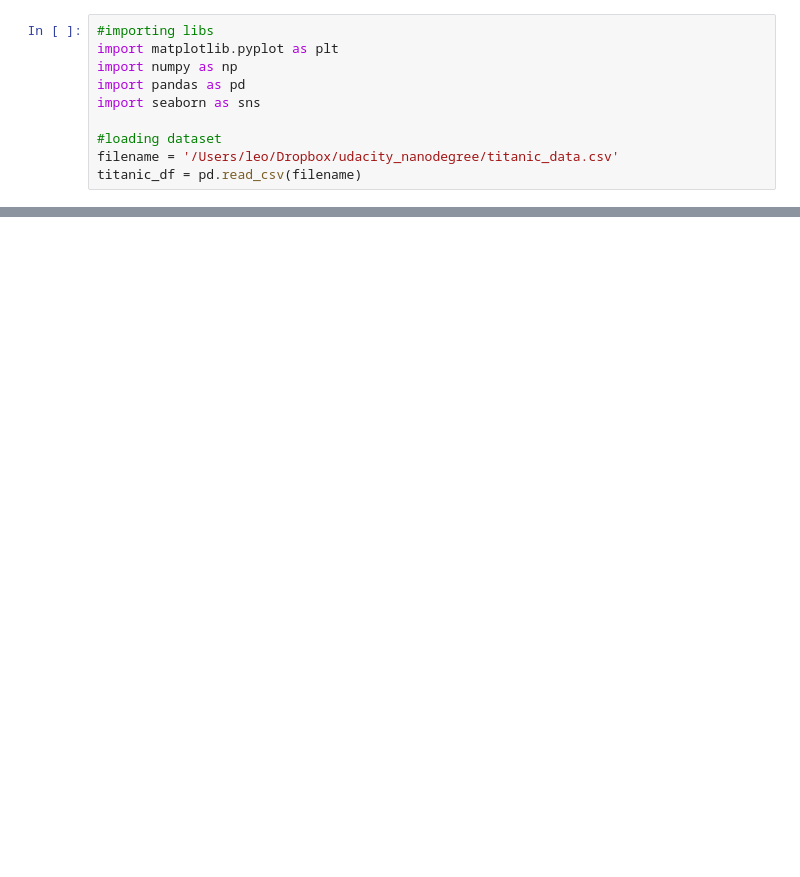
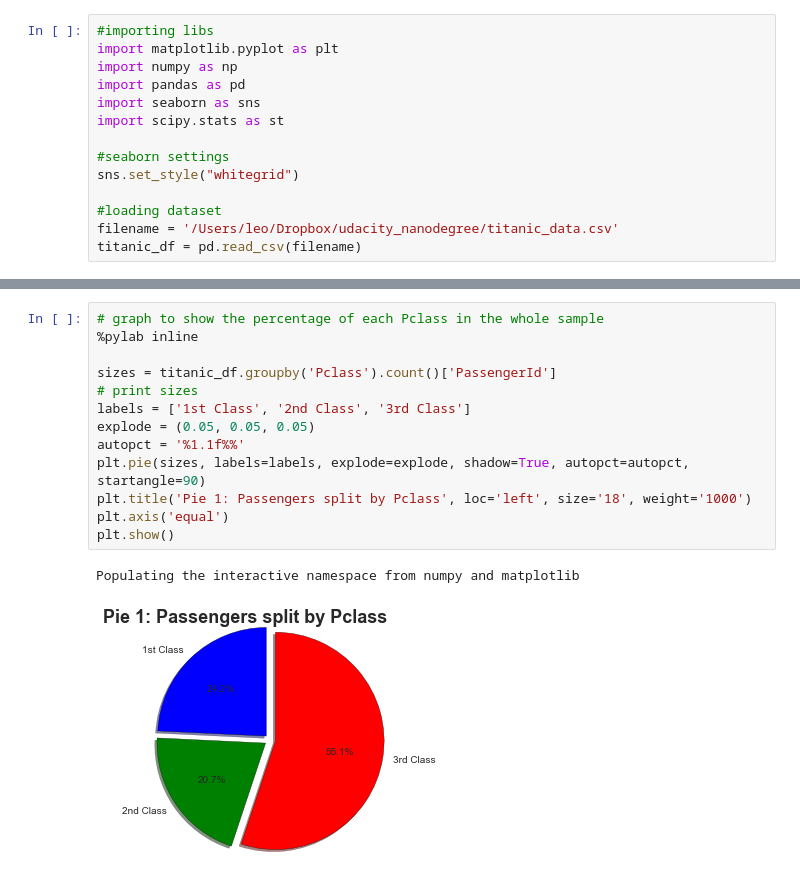
Before and after one commit to lmaranhao/udacity_p2_submission_titanic, a Jupyter notebook: P2 Submission.ipynb, the cells around one changed output, grey strips where cells are left out. Saved outputs shown, nothing was run; the diff lists cells and outputs as text; blank space fills up the shorter version.

```diff
--- a/P2 Submission.ipynb
+++ b/P2 Submission.ipynb
@@ -27,6 +10,10 @@ import matplotlib.pyplot as plt
 import numpy as np
 import pandas as pd
 import seaborn as sns
+import scipy.stats as st
+
+#seaborn settings
+sns.set_style("whitegrid")
 
 #loading dataset
 filename = '/Users/leo/Dropbox/udacity_nanodegree/titanic_data.csv'
@@ -182,0 +65,16 @@ Females passengers had higher chances of surviving
+# %%
+# graph to show the percentage of each Pclass in the whole sample
+%pylab inline
+
+sizes = titanic_df.groupby('Pclass').count()['PassengerId']
+# print sizes
+labels = ['1st Class', '2nd Class', '3rd Class']
+explode = (0.05, 0.05, 0.05)
+autopct = '%1.1f%%'
+plt.pie(sizes, labels=labels, explode=explode, shadow=True, autopct=autopct, startangle=90)
+plt.title('Pie 1: Passengers split by Pclass', loc='left', size='18', weight='1000')
+plt.axis('equal')
+plt.show()
+# %% [output]
+Populating the interactive namespace from numpy and matplotlib
+[figure, added]
```
Also changed, not shown: parts of 37 cells of this notebook, 5 other files.
